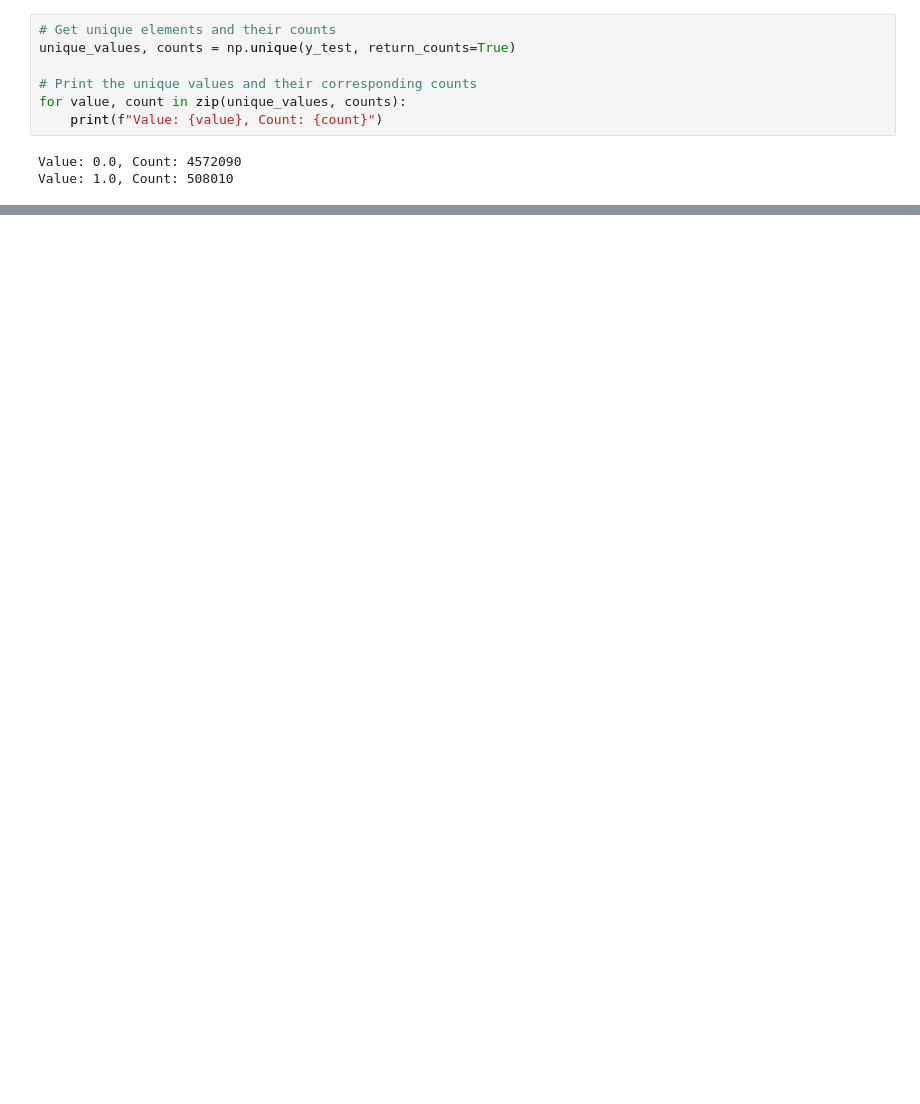
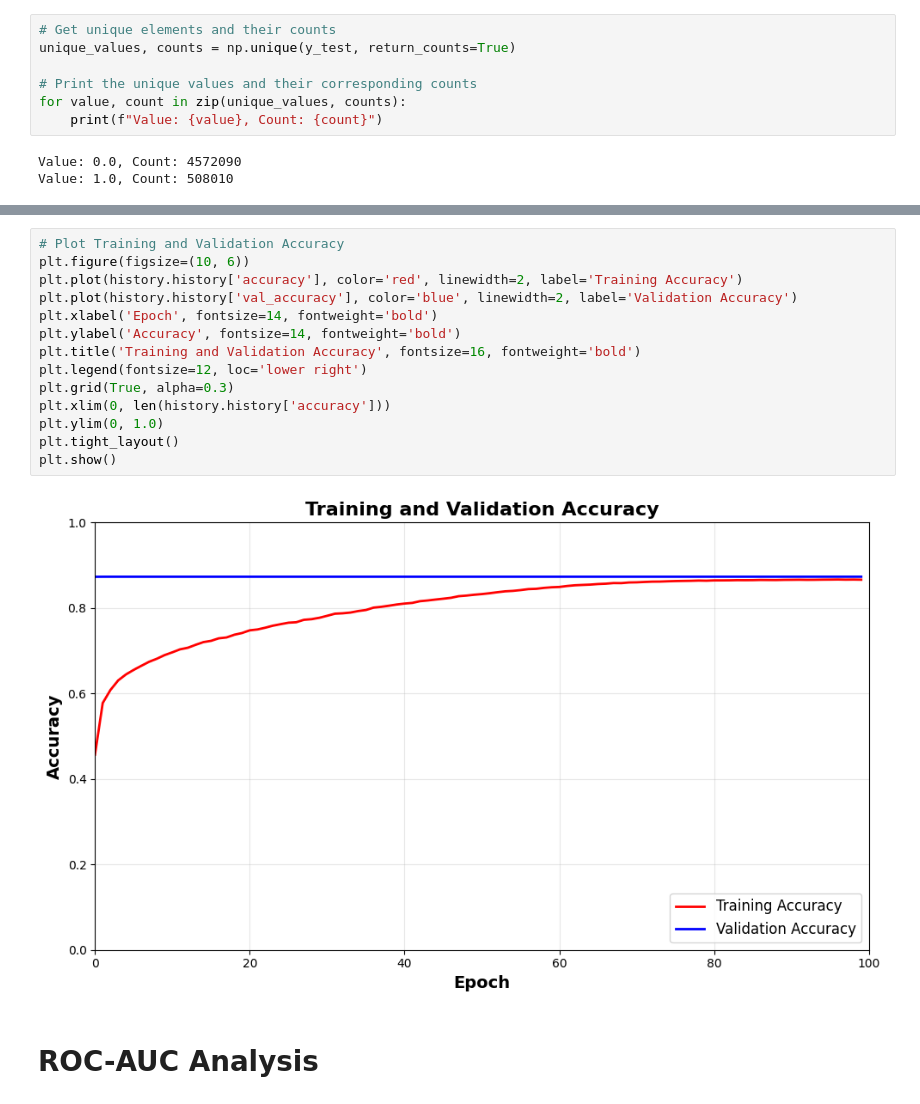
Before and after one commit to eashishkalra/NIDS_UNSW_2026, a Jupyter notebook: ids-using-cnn-lstm_v2.ipynb, the cells around one changed output, grey strips where cells are left out. Cells and saved outputs as stored; diff of their text form; blank space fills up the shorter version.

```diff
--- a/ids-using-cnn-lstm_v2.ipynb
+++ b/ids-using-cnn-lstm_v2.ipynb
@@ -1440,0 +1841,18 @@ Value: 1.0, Count: 508010
+# %%
+# Plot Training and Validation Accuracy
+plt.figure(figsize=(10, 6))
+plt.plot(history.history['accuracy'], color='red', linewidth=2, label='Training Accuracy')
+plt.plot(history.history['val_accuracy'], color='blue', linewidth=2, label='Validation Accuracy')
+plt.xlabel('Epoch', fontsize=14, fontweight='bold')
+plt.ylabel('Accuracy', fontsize=14, fontweight='bold')
+plt.title('Training and Validation Accuracy', fontsize=16, fontweight='bold')
+plt.legend(fontsize=12, loc='lower right')
+plt.grid(True, alpha=0.3)
+plt.xlim(0, len(history.history['accuracy']))
+plt.ylim(0, 1.0)
+plt.tight_layout()
+plt.show()
+# %% [output]
+[figure, added]
+# %% [markdown]
+# **ROC-AUC Analysis**
```
Also changed, not shown: parts of 29 cells of this notebook, 1 other file.
